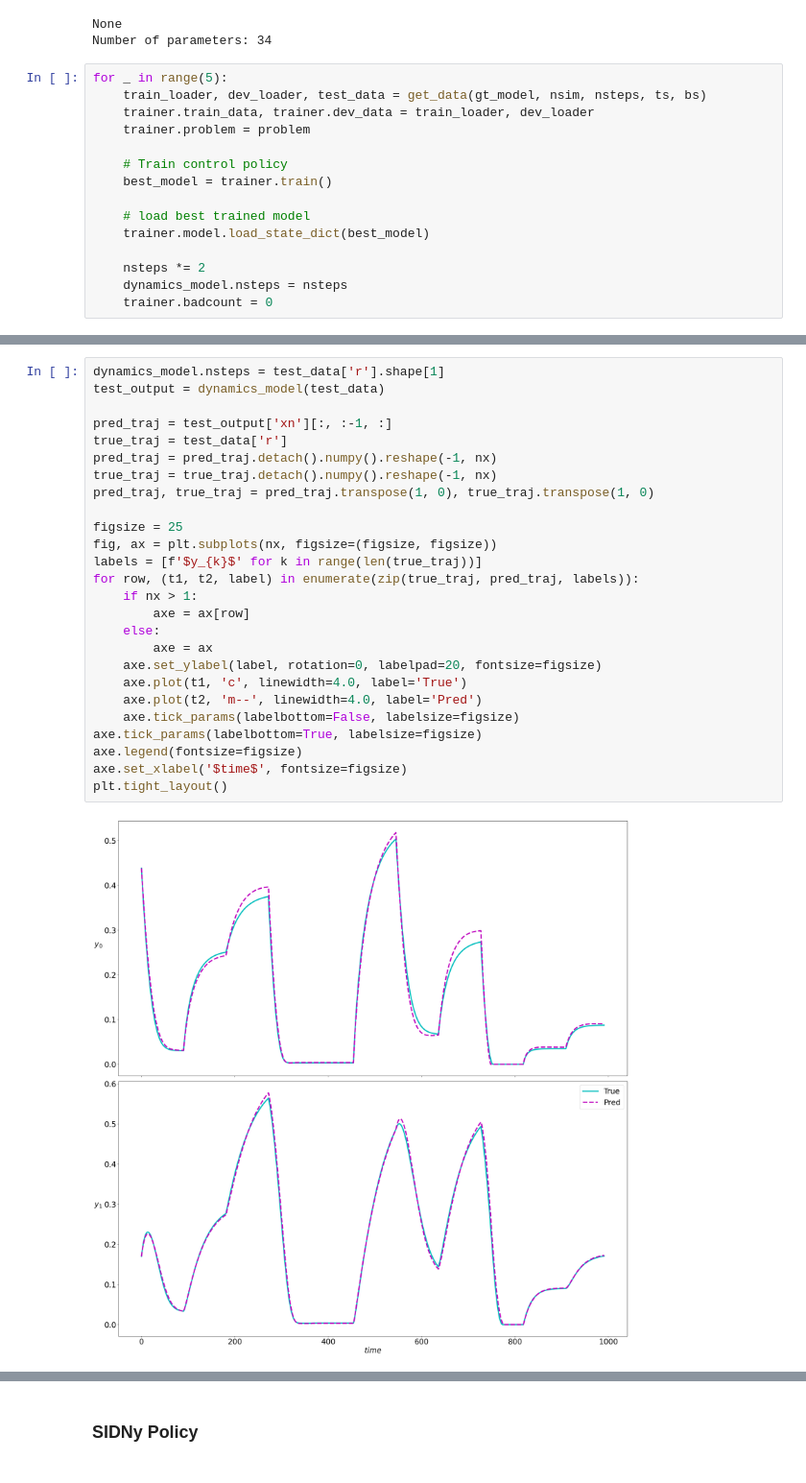
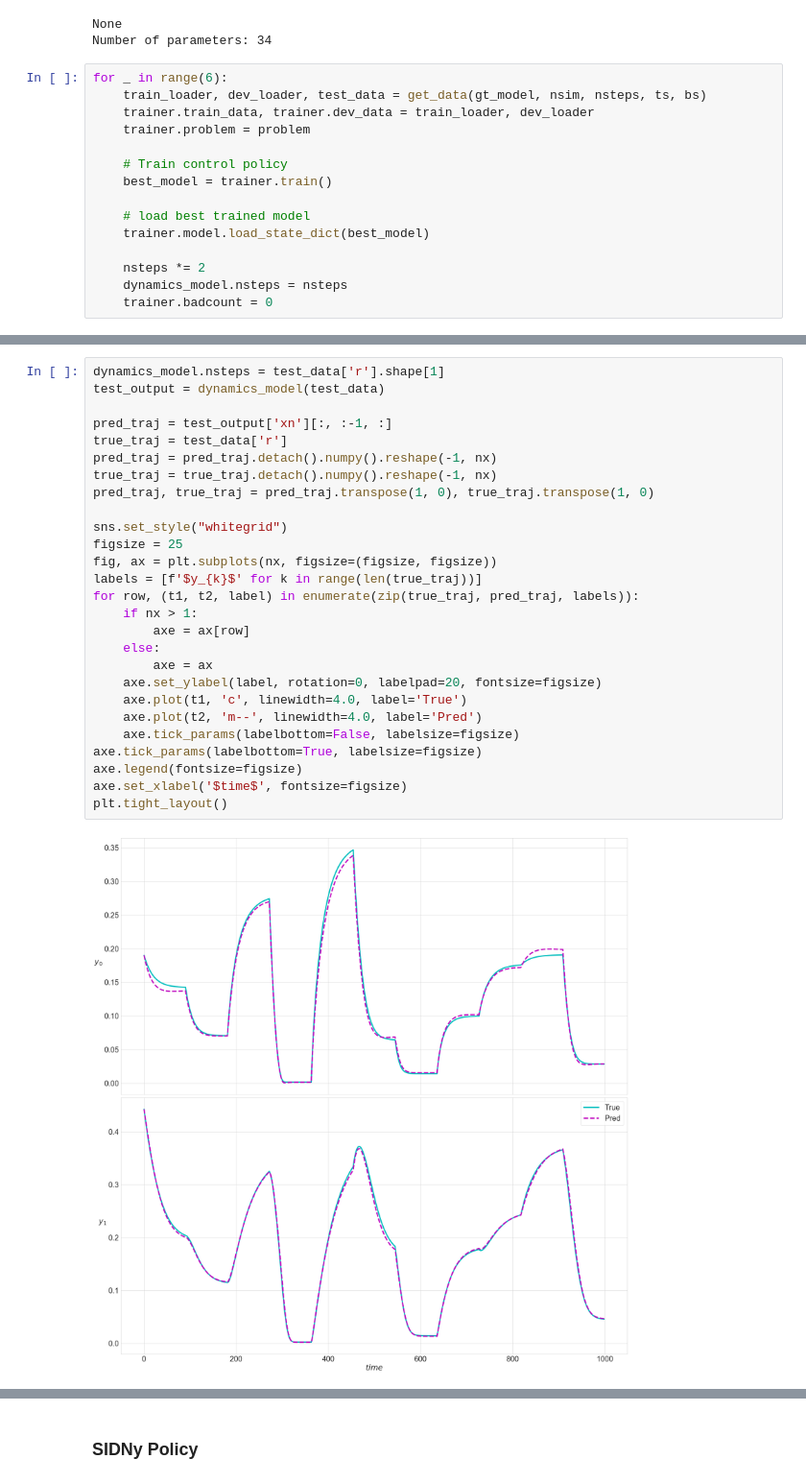
Before and after one commit to Alirezad126/SparseDPC, a Jupyter notebook: 5_Online_DPC/TwoTank_SINDy_Dynamics.ipynb, the cells around one changed output, grey strips where cells are left out. Shown at 96% size. Saved outputs shown, nothing was run; the diff lists cells and outputs as text.

```diff
--- a/5_Online_DPC/TwoTank_SINDy_Dynamics.ipynb
+++ b/5_Online_DPC/TwoTank_SINDy_Dynamics.ipynb
@@ -151,7 +148,7 @@ trainer = Trainer(
 None
 Number of parameters: 34
 # %%
-for _ in range(5):
+for _ in range(6):
     train_loader, dev_loader, test_data = get_data(gt_model, nsim, nsteps, ts, bs)
     trainer.train_data, trainer.dev_data = train_loader, dev_loader
     trainer.problem = problem
@@ -191,28 +187,29 @@ dx1/dt = 0.012*u0 + -0.010*x0*u0 + 0.015*x0*u1 + 0.043*u0*u1 + 0.031*sqrt(x_0) +
 # %%
 dynamics_model.nsteps = test_data['r'].shape[1]
 test_output = dynamics_model(test_data)
 
 pred_traj = test_output['xn'][:, :-1, :]
 true_traj = test_data['r']
 pred_traj = pred_traj.detach().numpy().reshape(-1, nx)
 true_traj = true_traj.detach().numpy().reshape(-1, nx)
 pred_traj, true_traj = pred_traj.transpose(1, 0), true_traj.transpose(1, 0)
 
+sns.set_style("whitegrid")
 figsize = 25
 fig, ax = plt.subplots(nx, figsize=(figsize, figsize))
 labels = [f'$y_{k}$' for k in range(len(true_traj))]
 for row, (t1, t2, label) in enumerate(zip(true_traj, pred_traj, labels)):
     if nx > 1:
         axe = ax[row]
     else:
         axe = ax
     axe.set_ylabel(label, rotation=0, labelpad=20, fontsize=figsize)
     axe.plot(t1, 'c', linewidth=4.0, label='True')
     axe.plot(t2, 'm--', linewidth=4.0, label='Pred')
     axe.tick_params(labelbottom=False, labelsize=figsize)
 axe.tick_params(labelbottom=True, labelsize=figsize)
 axe.legend(fontsize=figsize)
 axe.set_xlabel('$time$', fontsize=figsize)
 plt.tight_layout()
 # %% [output]
-[figure, old version]
+[figure, new version]
```
Also changed, not shown: parts of 37 cells of this notebook, 16 other files.
